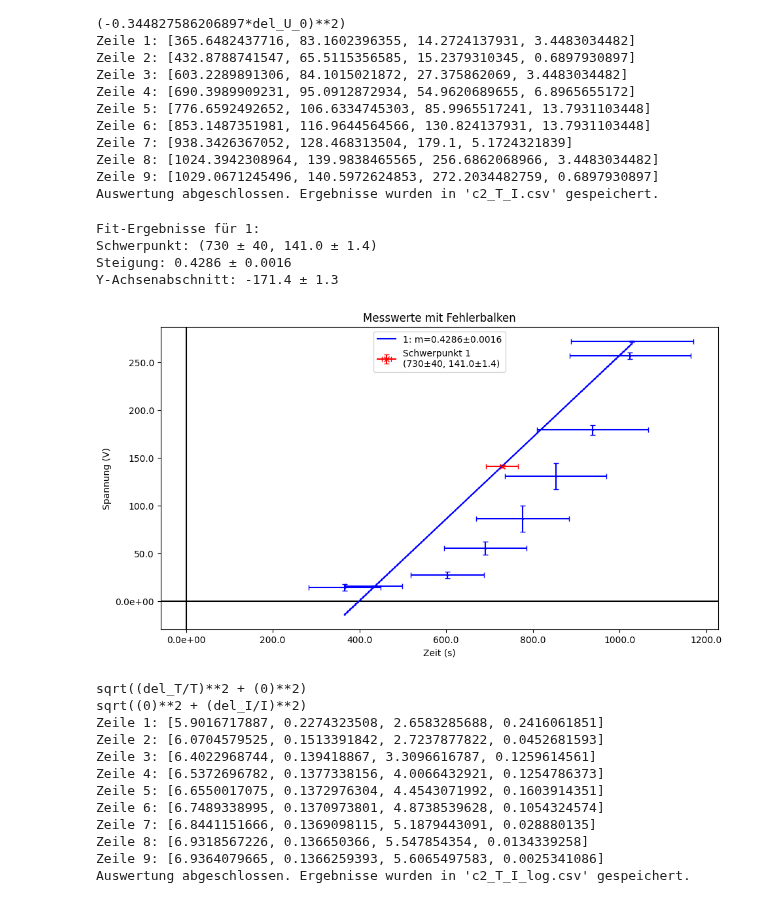
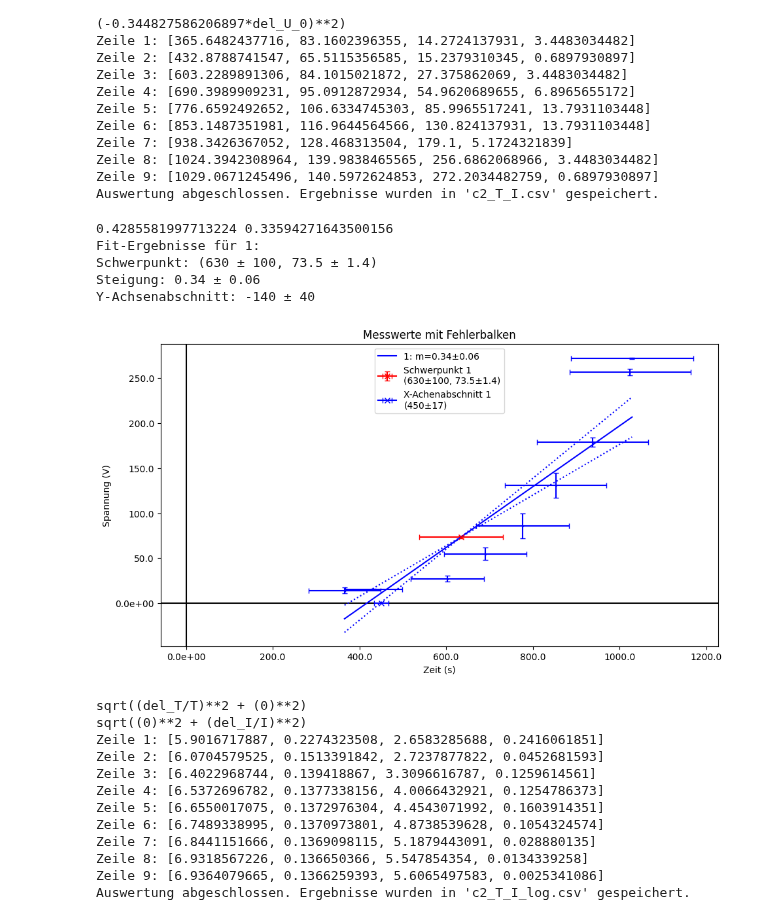
Before and after one commit to Patrixon0/data-analysis-plotting-tool, a Jupyter notebook: P3/Theo_Patrick/372/372_main.ipynb, the cells around one changed output. Cells and saved outputs as stored; diff of their text form; code cells hidden in the pictures.

```diff
--- a/P3/Theo_Patrick/372/372_main.ipynb
+++ b/P3/Theo_Patrick/372/372_main.ipynb
@@ -262,36 +263,38 @@ Auswertung abgeschlossen. Ergebnisse wurden in 'c2_T_I.csv' gespeichert.
 # %%
 # phi/A gegen T zur Kontrolle
 
 geraden_fit(
     exp_nr='',
     file_n='c2_T_I.csv',
     # title=r'Abb. 3: Aufgabe c) Leistung $\phi / A$ gegen $1/r^3$',
     # y_label=r'Leistung $\phi / A$ in [$\text{W} / \text{m}^2$]',
     # x_label=r'$r^{-3}$ [$\text{mm}^{-3}$]',
     # save=True,
     length=11,
     height=6,
     # x_axis=0,
     # y_axis=0,
     # x_major_ticks=50,   # Hauptticks alle 10 Einheiten
     # x_minor_ticks=10,    # Nebenticks alle 1 Einheit
     # y_major_ticks=0.2,
     # y_minor_ticks=0.05,
     legendlocation='best',
     # y_labels=['Messung'],  # Provide labels for each dataset
     # y_markers=['o'],       # Optional: specify markers
     y_colors=['blue'], # Optional: specify colors
     x_decimal_places=0,
     y_decimal_places=1,
     plot_errors =  True,
-    size = 1.3
+    size = 1.3,
+    plot_x_inter = True
 )
 # %% [output]
+0.4285581997713224 0.33594271643500156
 Fit-Ergebnisse für 1:
-Schwerpunkt: (730 ± 40, 141.0 ± 1.4)
-Steigung: 0.4286 ± 0.0016
-Y-Achsenabschnitt: -171.4 ± 1.3
+Schwerpunkt: (630 ± 100, 73.5 ± 1.4)
+Steigung: 0.34 ± 0.06
+Y-Achsenabschnitt: -140 ± 40
-[figure, old version]
+[figure, new version]
 # %%
 # log anwenden
 
```
Also changed, not shown: parts of 4 cells of this notebook, 9 other files.
